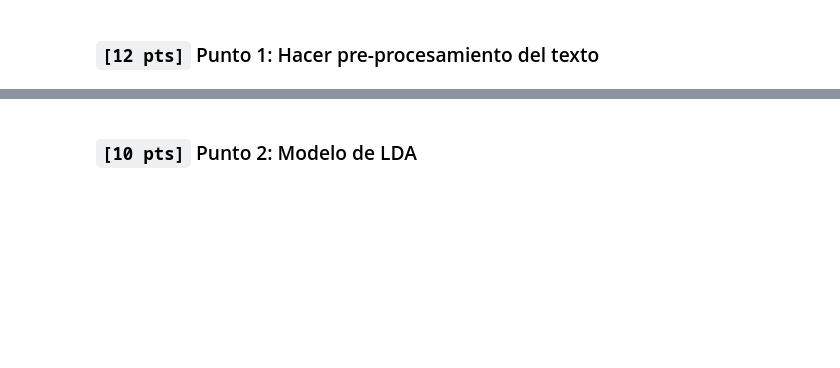
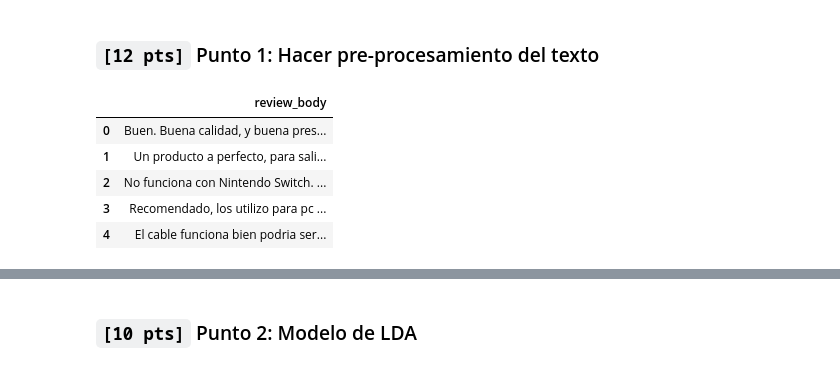
Before and after one commit to CamiloCastellanos/Procesamiento-del-Lenguaje-Natural, a Jupyter notebook: Taller #9.ipynb, the cells around one changed output, grey strips where cells are left out. Drawn from its saved outputs; the diff is of its cells as text; code cells hidden in the pictures; blank space fills up the shorter version.

```diff
--- a/Taller #9.ipynb
+++ b/Taller #9.ipynb
@@ -38,3 +38,15 @@ data.head()
 | 4 | es_0206329 | product_es_0728826 | reviewer_es_0493255 | 4 | El cable funciona bien podria ser... | Perfecto | es | video_games |
 # %% [markdown]
 ###  `[12 pts]` Punto 1: Hacer pre-procesamiento del texto
+# %%
+#Eliminacion de columnas
+columnasEliminar = ["review_id","product_id","reviewer_id","stars","review_title","language","product_category"]
+data = data.drop(columnasEliminar,axis=1)
+data.head()
+# %% [output]
+|  | review_body |
+| 0 | Buen. Buena calidad, y buena pres... |
+| 1 | Un producto a perfecto, para sali... |
+| 2 | No funciona con Nintendo Switch. ... |
+| 3 | Recomendado, los utilizo para pc ... |
+| 4 | El cable funciona bien podria ser... |
```
Also changed, not shown: parts of 6 cells of this notebook.
